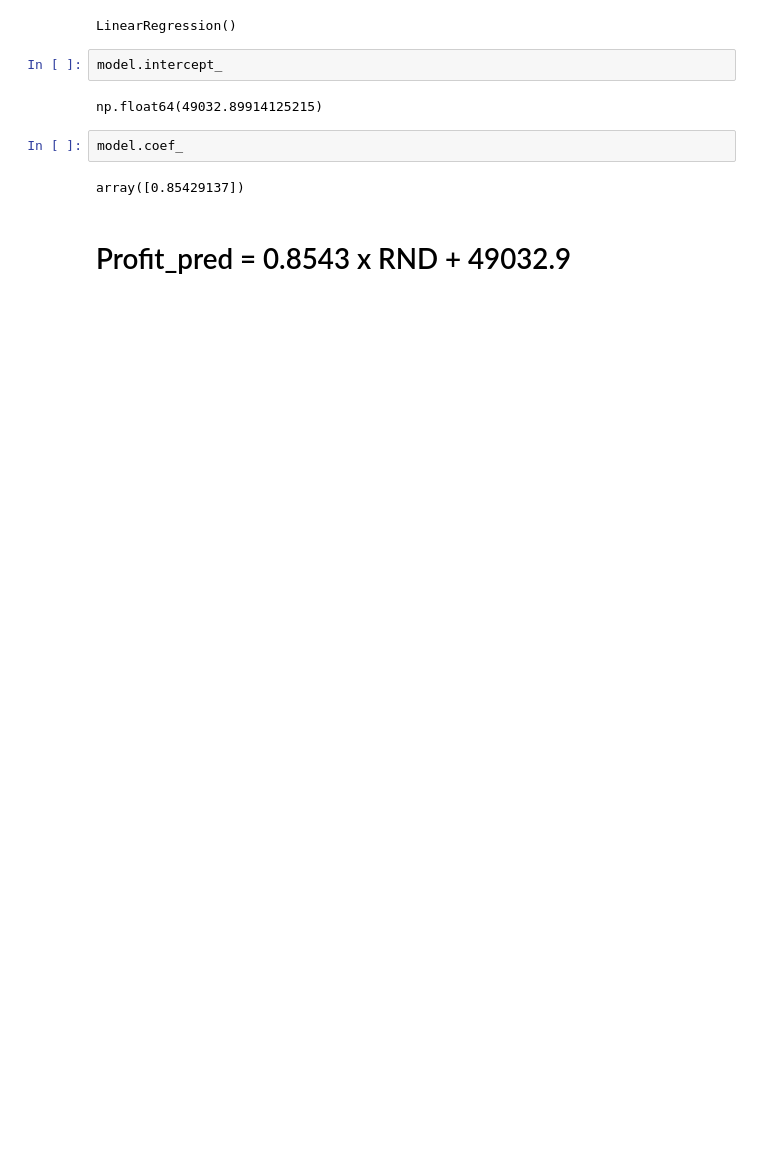
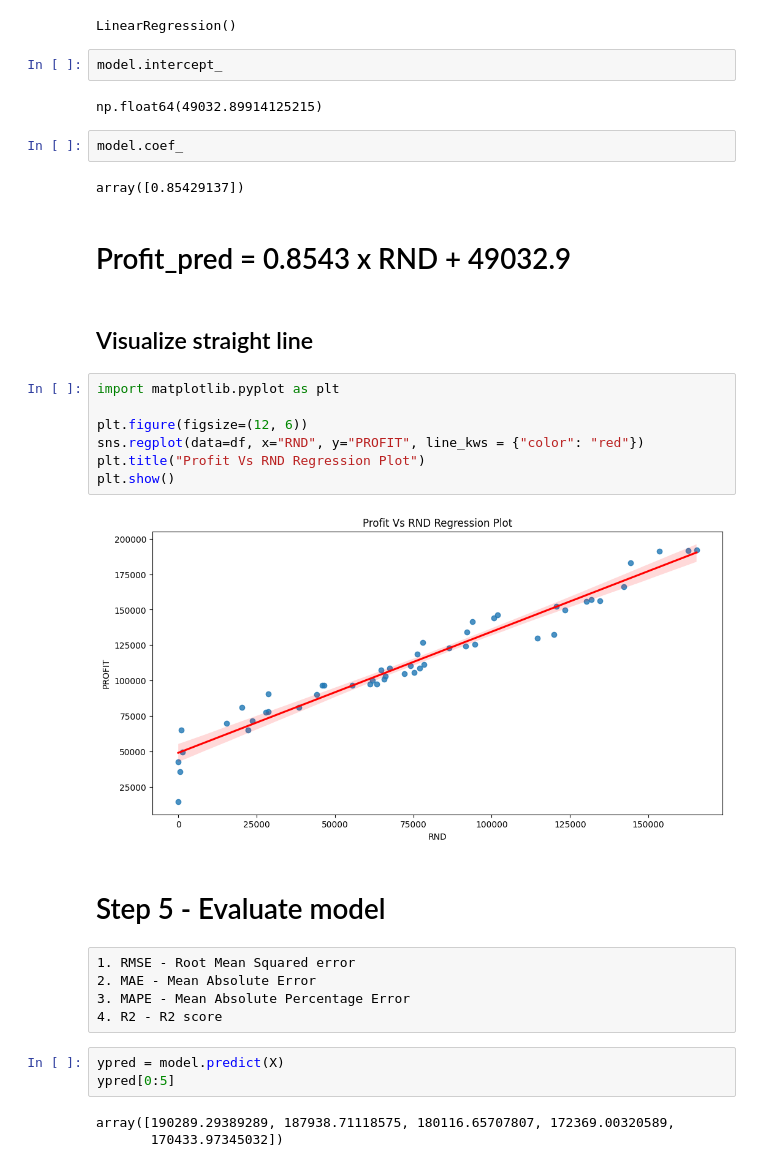
Before and after one commit to aayush5252/ML_Session_Code, a Jupyter notebook: S01_Simple_Linear_Regression/SLR.ipynb, the cells around one changed output. Cells and saved outputs as stored; diff of their text form; blank space fills up the shorter version.

```diff
--- a/S01_Simple_Linear_Regression/SLR.ipynb
+++ b/S01_Simple_Linear_Regression/SLR.ipynb
@@ -122,3 +122,27 @@ model.coef_
 array([0.85429137])
 # %% [markdown]
 # Profit_pred = 0.8543 x RND + 49032.9
+# %% [markdown]
+## Visualize straight line
+# %%
+import matplotlib.pyplot as plt
+
+plt.figure(figsize=(12, 6))
+sns.regplot(data=df, x="RND", y="PROFIT", line_kws = {"color": "red"})
+plt.title("Profit Vs RND Regression Plot")
+plt.show()
+# %% [output]
+[figure, added]
+# %% [markdown]
+# Step 5 - Evaluate model
+# %% [raw]
+1. RMSE - Root Mean Squared error
+2. MAE - Mean Absolute Error
+3. MAPE - Mean Absolute Percentage Error
+4. R2 - R2 score
+# %%
+ypred = model.predict(X)
+ypred[0:5]
+# %% [output]
+array([190289.29389289, 187938.71118575, 180116.65707807, 172369.00320589,
+       170433.97345032])
```
Also changed, not shown: parts of 8 cells of this notebook.
